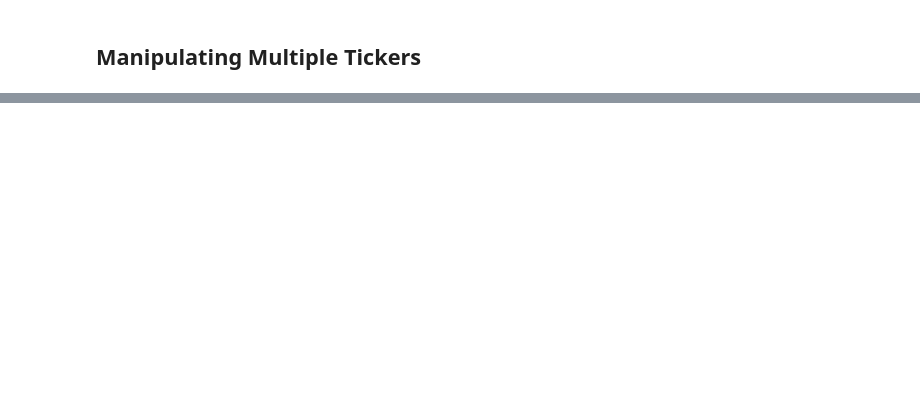
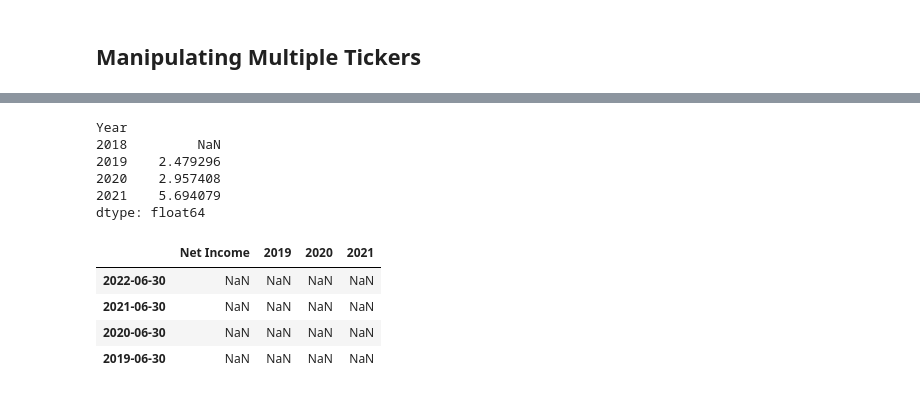
Before and after one commit to andrewbrowne3/MACD_RSI_screen, a Jupyter notebook: Testing Notebook.ipynb, the cells around one changed output, grey strips where cells are left out. Saved outputs shown, nothing was run; the diff lists cells and outputs as text; code cells hidden in the pictures; blank space fills up the shorter version.

```diff
--- a/Testing Notebook.ipynb
+++ b/Testing Notebook.ipynb
@@ -77,0 +312,19 @@ current_ratios
+# %%
+Earnings/df2.BasicShares
+# %% [output]
+Year
+2018         NaN
+2019    2.479296
+2020    2.957408
+2021    5.694079
+dtype: float64
+# %%
+#Earnings per share
+Net_Income = MSFT.income_stmt.loc['Net Income']
+NI = pd.DataFrame(Net_Income)
+# %% [output]
+|  | Net Income | 2019 | 2020 | 2021 |
+| 2022-06-30 | NaN | NaN | NaN | NaN |
+| 2021-06-30 | NaN | NaN | NaN | NaN |
+| 2020-06-30 | NaN | NaN | NaN | NaN |
+| 2019-06-30 | NaN | NaN | NaN | NaN |
```
Also changed, not shown: parts of 18 cells of this notebook.
